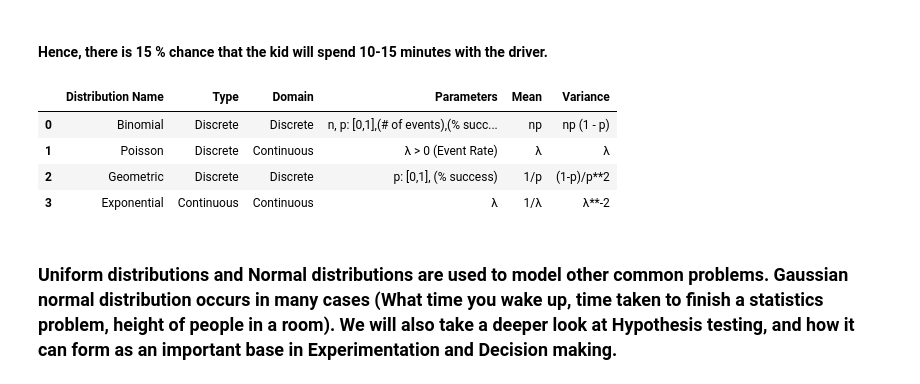
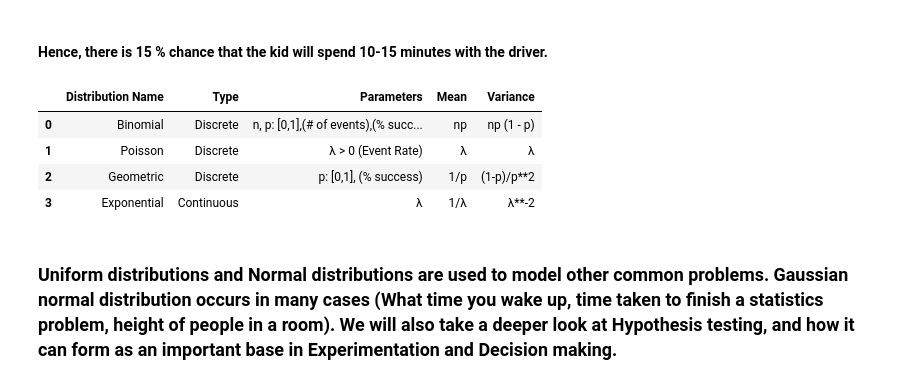
Before and after one commit to AdiVarma27/AdiVarma27.github.io, a Jupyter notebook: _jupyter/2019-06-22-Probability Distributions (The Why's of choosing a distribution, Formula-1 example).ipynb, the cells around one changed output. Drawn from its saved outputs; the diff is of its cells as text; code cells hidden in the pictures.

```diff
--- a/_jupyter/2019-06-22-Probability Distributions (The Why's of choosing a distribution, Formula-1 example).ipynb
+++ b/_jupyter/2019-06-22-Probability Distributions (The Why's of choosing a distribution, Formula-1 example).ipynb
@@ -170,7 +168,6 @@ import pandas as pd
 df_distribution_details = pd.DataFrame()
 df_distribution_details['Distribution Name'] = ['Binomial', 'Poisson']
 df_distribution_details['Type'] = ['Discrete', 'Discrete']
-df_distribution_details['Domain'] = ['Discrete', 'Continuous']
 df_distribution_details['Parameters'] = ['n, p: [0,1],(# of events),(% success),', 'λ > 0 (Event Rate)']
 df_distribution_details['Mean'] = ['np','λ']
 df_distribution_details['Variance'] = ['np (1 - p)','λ']
@@ -259,7 +257,7 @@ pltGeometricPmf(0.125, 15)
 # %% [output]
 [figure]
 # %%
-df_distribution_details_update1 = pd.DataFrame([['Geometric','Discrete','Discrete',
+df_distribution_details_update1 = pd.DataFrame([['Geometric','Discrete',
                                             'p: [0,1], (% success)','1/p','(1-p)/p**2']],
                                                columns=df_distribution_details.columns.tolist(),
                                             )
@@ -326,20 +324,20 @@ P_10_15
 # %% [markdown]
 #### Hence, there is 15 % chance that the kid will spend 10-15 minutes with the driver.
 # %%
-df_distribution_details_update2 = pd.DataFrame([['Exponential','Continuous','Continuous',
+df_distribution_details_update2 = pd.DataFrame([['Exponential','Continuous',
                                             'λ','1/λ','λ**-2']],
                                                columns=df_distribution_details.columns.tolist(),
                                             )
 
 df_distribution_details = pd.concat([df_distribution_details,
                                      df_distribution_details_update2]).reset_index(drop=True)
 
 df_distribution_details
 # %% [output]
-|  | Distribution Name | Type | Domain | Parameters | Mean | Variance |
-| 0 | Binomial | Discrete | Discrete | n, p: [0,1],(# of events),(% succ... | np | np (1 - p) |
-| 1 | Poisson | Discrete | Continuous | λ > 0 (Event Rate) | λ | λ |
-| 2 | Geometric | Discrete | Discrete | p: [0,1], (% success) | 1/p | (1-p)/p**2 |
-| 3 | Exponential | Continuous | Continuous | λ | 1/λ | λ**-2 |
+|  | Distribution Name | Type | Parameters | Mean | Variance |
+| 0 | Binomial | Discrete | n, p: [0,1],(# of events),(% succ... | np | np (1 - p) |
+| 1 | Poisson | Discrete | λ > 0 (Event Rate) | λ | λ |
+| 2 | Geometric | Discrete | p: [0,1], (% success) | 1/p | (1-p)/p**2 |
+| 3 | Exponential | Continuous | λ | 1/λ | λ**-2 |
 # %% [markdown]
 ### Uniform distributions and Normal distributions are used to model other common problems. Gaussian normal distribution occurs in many cases (What time you wake up, time taken to finish a statistics problem, height of people in a room). We will also take a deeper look at Hypothesis testing, and how it can form as an important base in Experimentation and Decision making.
```
Also changed, not shown: parts of 8 cells of this notebook, 1 other file.
